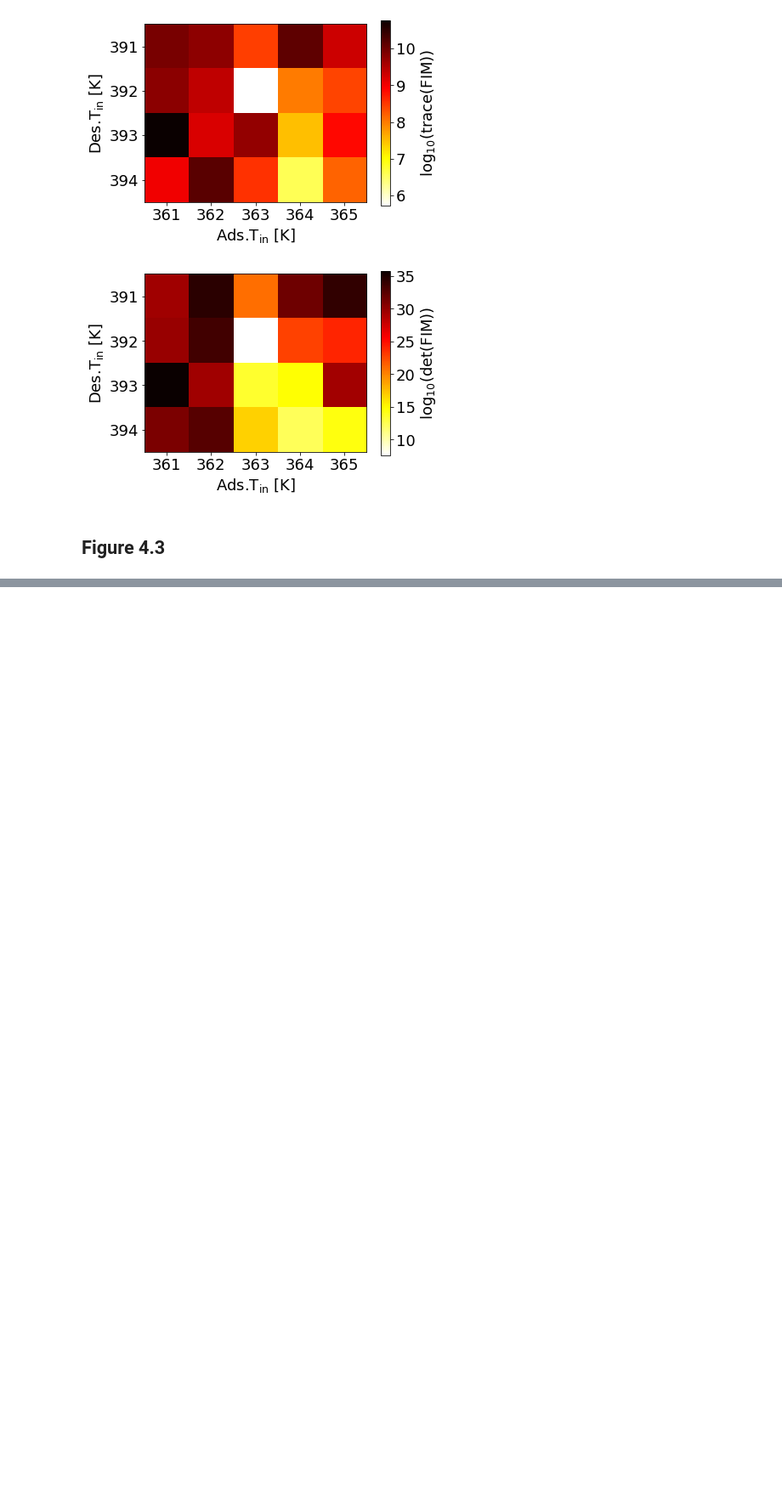
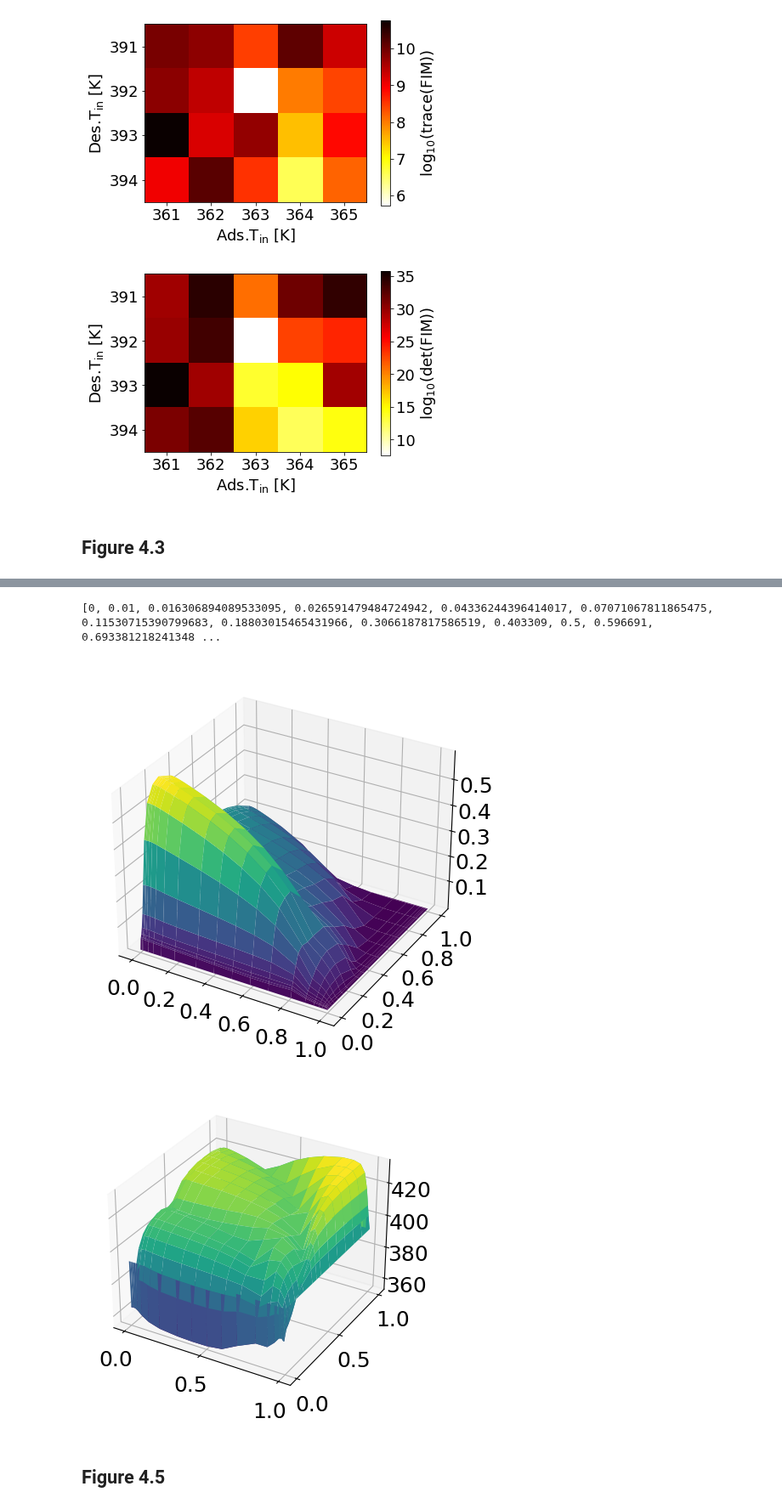
Before and after one commit to CCSI-Toolset/fixed_bed_adsorption, a Jupyter notebook: Rotary packed bed/draw_figure.ipynb, the cells around one changed output, grey strips where cells are left out. Shown at 85% size. Saved outputs shown, nothing was run; the diff lists cells and outputs as text; code cells hidden in the pictures; blank space fills up the shorter version.

```diff
--- a/Rotary packed bed/draw_figure.ipynb
+++ b/Rotary packed bed/draw_figure.ipynb
@@ -280,2 +529,10 @@ y_ref = full_contactor_plotting(RPB, with_legend=False, save_option=True)
 # %%
+# draw 3D figure
+model_plot_CO2g_RKH(RPB.des)
 model_plot_Tg_RKH(RPB.des)
+# %% [output]
+[0, 0.01, 0.016306894089533095, 0.026591479484724942, 0.04336244396414017, 0.07071067811865475, 0.11530715390799683, 0.18803015465431966, 0.3066187817586519, 0.403309, 0.5, 0.596691, 0.693381218241348 ...
+[figure, added]
+[figure, added]
+# %% [markdown]
+## Figure 4.5
```
Also changed, not shown: parts of 9 cells of this notebook.
